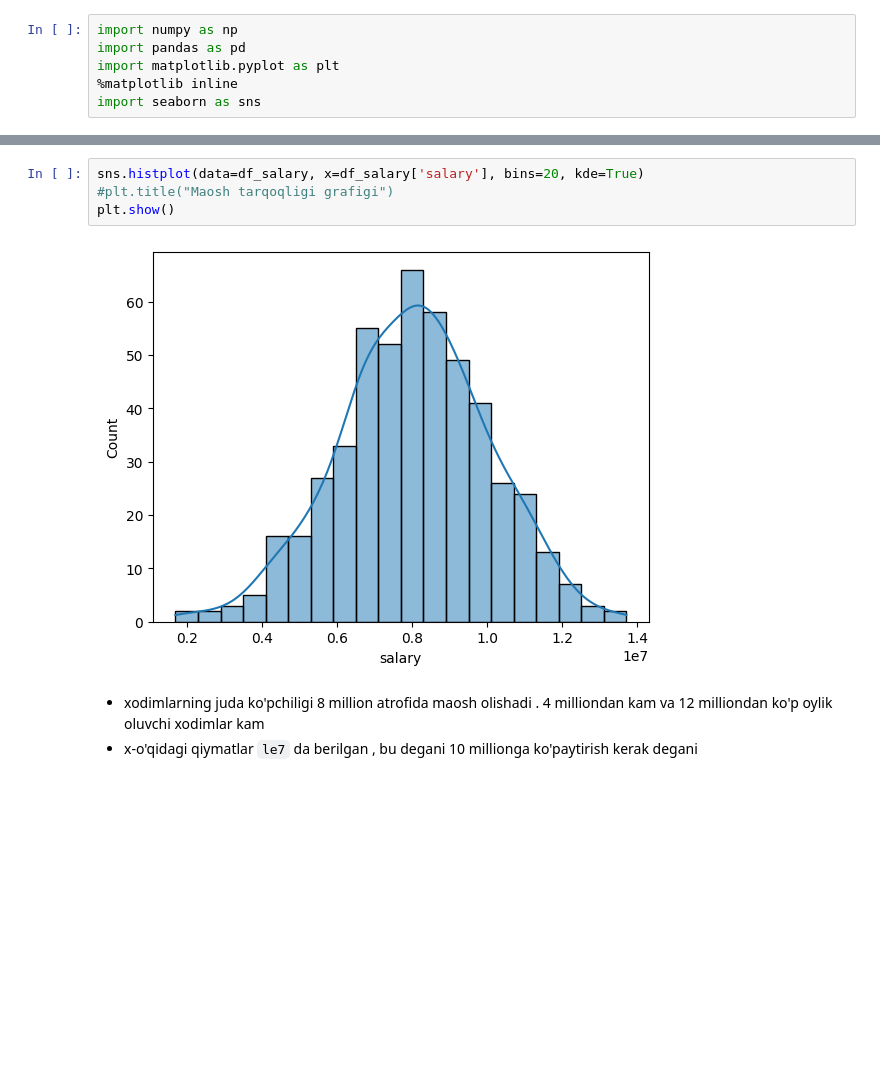
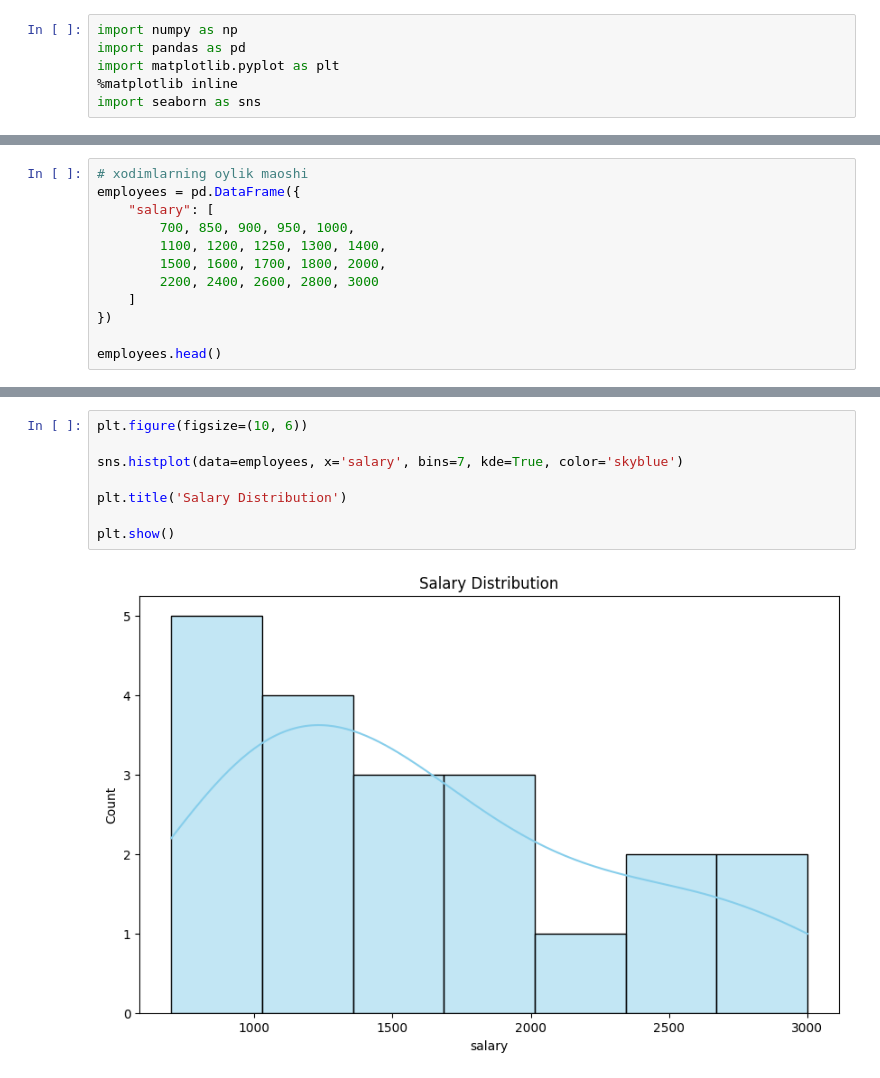
Before and after one commit to izzat-ai/learning-ai, a Jupyter notebook: data_visualization/seaborn/distribution.ipynb, the cells around one changed output, grey strips where cells are left out. Saved outputs shown, nothing was run; the diff lists cells and outputs as text; blank space fills up the shorter version.

```diff
--- a/data_visualization/seaborn/distribution.ipynb
+++ b/data_visualization/seaborn/distribution.ipynb
@@ -28,0 +11,12 @@ df_salary
+# %%
+# xodimlarning oylik maoshi
+employees = pd.DataFrame({
+    "salary": [
+        700, 850, 900, 950, 1000,
+        1100, 1200, 1250, 1300, 1400,
+        1500, 1600, 1700, 1800, 2000,
+        2200, 2400, 2600, 2800, 3000
+    ]
+})
+
+employees.head()
@@ -29,9 +30,10 @@ df_salary
 # %%
-sns.histplot(data=df_salary, x=df_salary['salary'], bins=20, kde=True)
-#plt.title("Maosh tarqoqligi grafigi")
+plt.figure(figsize=(10, 6))
+
+sns.histplot(data=employees, x='salary', bins=7, kde=True, color='skyblue')
+
+plt.title('Salary Distribution')
+
 plt.show()
 # %% [output]
-[figure, old version]
+[figure, new version]
-# %% [markdown]
-- xodimlarning juda ko'pchiligi 8 million atrofida maosh olishadi . 4 milliondan kam va 12 milliondan ko'p oylik oluvchi xodimlar kam
-- x-o'qidagi qiymatlar `le7` da berilgan , bu degani 10 millionga ko'paytirish kerak degani
```
Also changed, not shown: parts of 13 cells of this notebook.
